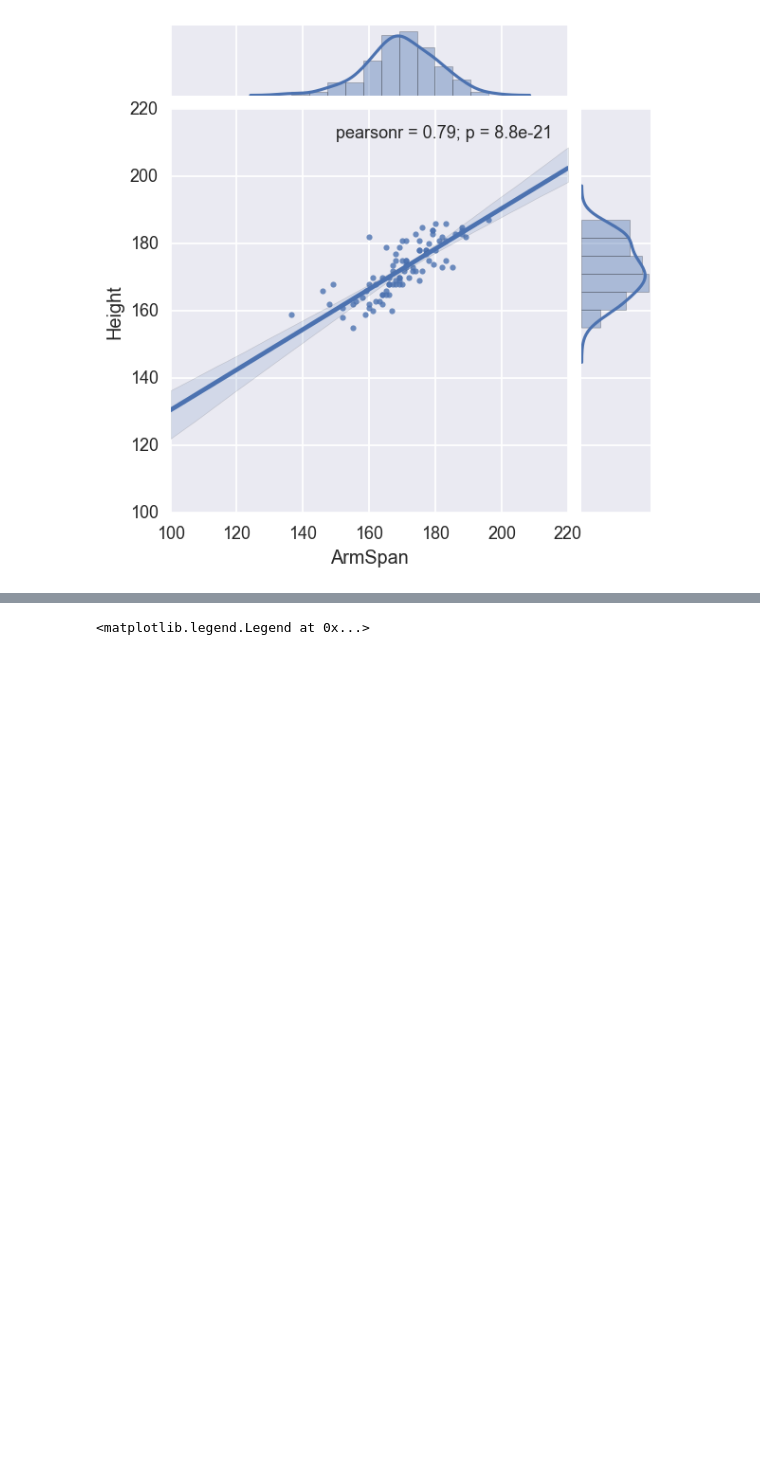
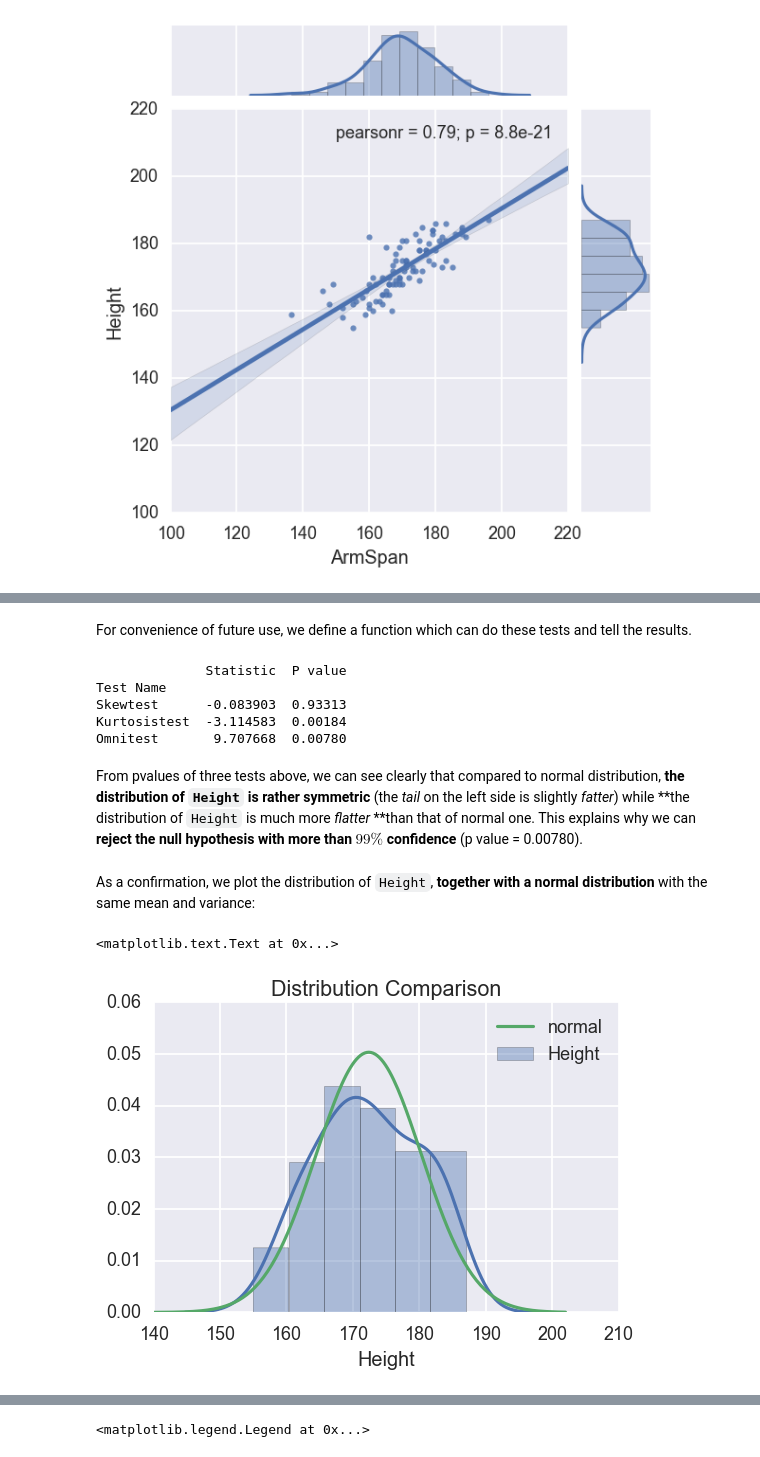
Before and after one commit to brillliantz/Statistics, a Jupyter notebook: EDA_and_Regression_on_Height.ipynb, the cells around one changed output, grey strips where cells are left out. Saved outputs shown, nothing was run; the diff lists cells and outputs as text; code cells hidden in the pictures; blank space fills up the shorter version.

```diff
--- a/EDA_and_Regression_on_Height.ipynb
+++ b/EDA_and_Regression_on_Height.ipynb
@@ -134,0 +176,2 @@ sns.jointplot(data=raw, x='ArmSpan', y='Height', kind='reg')
+# %% [markdown]
+For convenience of future use, we define a function which can do these tests and tell the results.
@@ -134,0 +191,24 @@ sns.jointplot(data=raw, x='ArmSpan', y='Height', kind='reg')
+# %%
+print norm_test_sk(raw['Height'])
+# %% [output]
+              Statistic  P value
+Test Name
+Skewtest      -0.083903  0.93313
+Kurtosistest  -3.114583  0.00184
+Omnitest       9.707668  0.00780
+# %% [markdown]
+From pvalues of three tests above, we can see clearly that compared to normal distribution, **the distribution of `Height` is rather symmetric** (the *tail* on the left side is slightly *fatter*) while **the distribution of `Height` is much more *flatter* **than that of normal one. This explains why we can **reject the null hypothesis with more than $99\%$ confidence** (p value = 0.00780).
+# %% [markdown]
+As a confirmation, we plot the distribution of `Height`, **together with a normal distribution** with the same mean and variance:
+# %%
+tmp = scst.norm(raw['Height'].mean(), raw['Height'].std())
+
+xran = np.linspace(raw['Height'].min()-15, raw['Height'].max()+15, 200)
+sns.distplot(raw['Height'], label='Height')
+
+plt.plot(xran, tmp.pdf(xran), label='normal')
+plt.legend(loc='best')
+plt.title('Distribution Comparison')
+# %% [output]
+<matplotlib.text.Text at 0x...>
+[figure, added]
```
Also changed, not shown: parts of 40 cells of this notebook.
